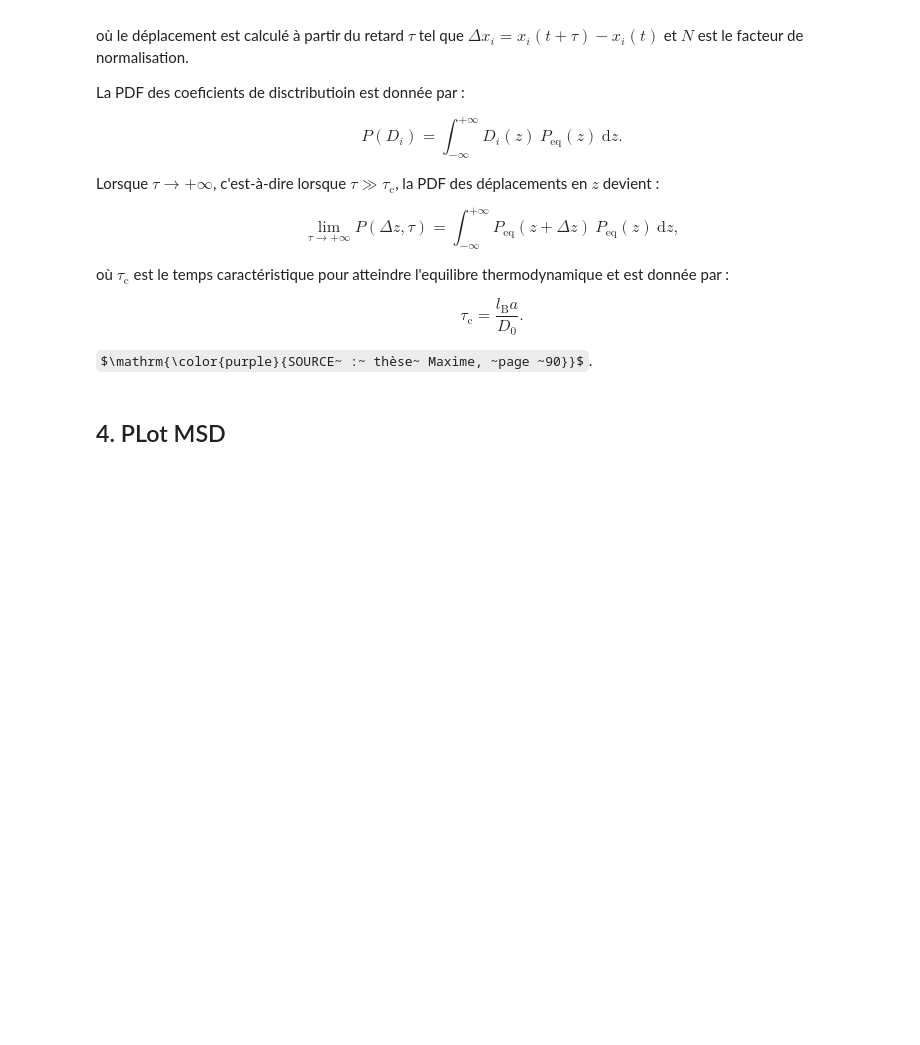
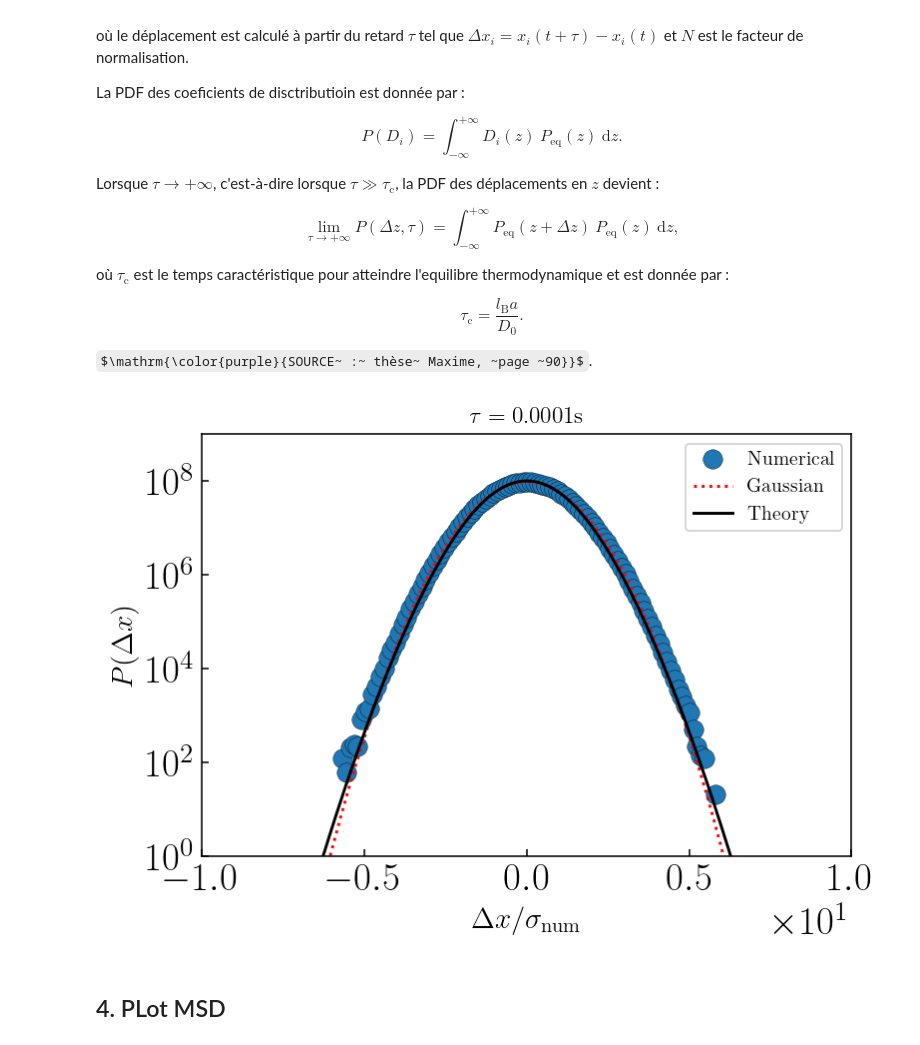
Before and after one commit to ElodieMillan/Brownian-particle-near-wall, a Jupyter notebook: Results/10-21/Overd-RigidWall/Analyse_Overd-Rigid-Wall-CYTHON(longTraj).ipynb, the cells around one changed output. Cells and saved outputs as stored; diff of their text form; code cells hidden in the pictures; some formulas as TeX source; blank space fills up the shorter version.

```diff
--- a/Results/10-21/Overd-RigidWall/Analyse_Overd-Rigid-Wall-CYTHON(longTraj).ipynb
+++ b/Results/10-21/Overd-RigidWall/Analyse_Overd-Rigid-Wall-CYTHON(longTraj).ipynb
@@ -158,10 +161,12 @@ où $\tau_\mathrm{c}$ est le temps caractéristique pour atteindre l'equilibre t
 
 $\mathrm{\color{purple}{SOURCE~ :~ thèse~ Maxime, ~page ~90}}$.
 # %%
-# bins = 100
-# n_tau = 1
-# plt.axis([-10, 10,1e0, 1e7])
-# simu.PDF("dx", N_tau=n_tau, space="wall", bins=bins, plot=True)
+bins = 100
+n_tau = 1
+plt.axis([-10, 10,1e0, 1e9])
+simu.PDF("dx", N_tau=n_tau, space="wall", bins=bins, plot=True)
+# %% [output]
+[figure, added]
 # %%
 # plt.axis([-6, 6,1e0, 1e7])
 # simu.PDF("dy", N_tau=n_tau, space="wall", bins=100, plot=True)
```
Also changed, not shown: parts of 20 cells of this notebook, 3 other files.
